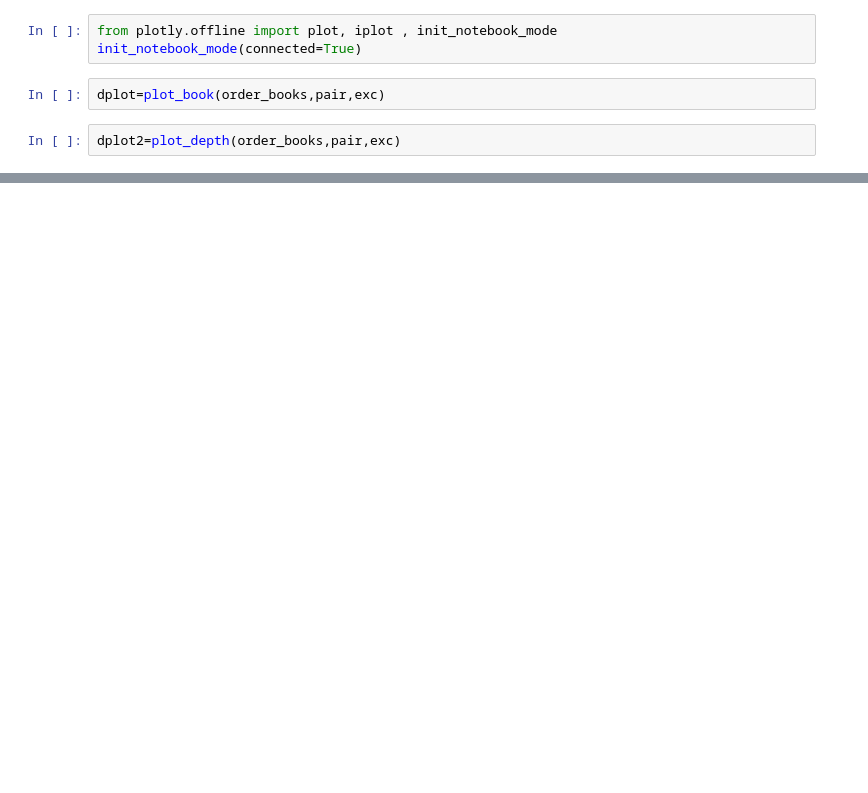
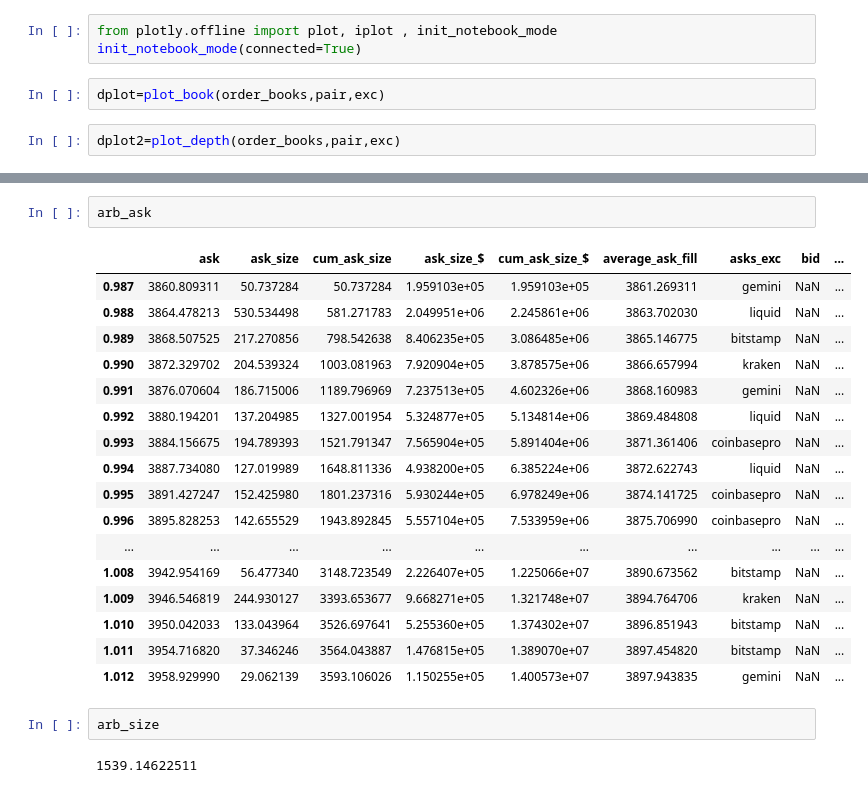
Before and after one commit to jelkhoury123/myapp, a Jupyter notebook: ccxt_order_book.ipynb, the cells around one changed output, grey strips where cells are left out. Drawn from its saved outputs; the diff is of its cells as text; blank space fills up the shorter version.

```diff
--- a/ccxt_order_book.ipynb
+++ b/ccxt_order_book.ipynb
@@ -271,0 +386,24 @@ kucoin=ccxt.kucoin2()
+# %%
+arb_ask
+# %% [output]
+|  | ask | ask_size | cum_ask_size | ask_size_$ | cum_ask_size_$ | average_ask_fill | asks_exc | bid | ... |
+| 0.987 | 3860.809311 | 50.737284 | 50.737284 | 1.959103e+05 | 1.959103e+05 | 3861.269311 | gemini | NaN | ... |
+| 0.988 | 3864.478213 | 530.534498 | 581.271783 | 2.049951e+06 | 2.245861e+06 | 3863.702030 | liquid | NaN | ... |
+| 0.989 | 3868.507525 | 217.270856 | 798.542638 | 8.406235e+05 | 3.086485e+06 | 3865.146775 | bitstamp | NaN | ... |
+| 0.990 | 3872.329702 | 204.539324 | 1003.081963 | 7.920904e+05 | 3.878575e+06 | 3866.657994 | kraken | NaN | ... |
+| 0.991 | 3876.070604 | 186.715006 | 1189.796969 | 7.237513e+05 | 4.602326e+06 | 3868.160983 | gemini | NaN | ... |
+| 0.992 | 3880.194201 | 137.204985 | 1327.001954 | 5.324877e+05 | 5.134814e+06 | 3869.484808 | liquid | NaN | ... |
+| 0.993 | 3884.156675 | 194.789393 | 1521.791347 | 7.565904e+05 | 5.891404e+06 | 3871.361406 | coinbasepro | NaN | ... |
+| 0.994 | 3887.734080 | 127.019989 | 1648.811336 | 4.938200e+05 | 6.385224e+06 | 3872.622743 | liquid | NaN | ... |
+| 0.995 | 3891.427247 | 152.425980 | 1801.237316 | 5.930244e+05 | 6.978249e+06 | 3874.141725 | coinbasepro | NaN | ... |
+| 0.996 | 3895.828253 | 142.655529 | 1943.892845 | 5.557104e+05 | 7.533959e+06 | 3875.706990 | coinbasepro | NaN | ... |
+| ... | ... | ... | ... | ... | ... | ... | ... | ... | ... |
+| 1.008 | 3942.954169 | 56.477340 | 3148.723549 | 2.226407e+05 | 1.225066e+07 | 3890.673562 | bitstamp | NaN | ... |
+| 1.009 | 3946.546819 | 244.930127 | 3393.653677 | 9.668271e+05 | 1.321748e+07 | 3894.764706 | kraken | NaN | ... |
+| 1.010 | 3950.042033 | 133.043964 | 3526.697641 | 5.255360e+05 | 1.374302e+07 | 3896.851943 | bitstamp | NaN | ... |
+| 1.011 | 3954.716820 | 37.346246 | 3564.043887 | 1.476815e+05 | 1.389070e+07 | 3897.454820 | bitstamp | NaN | ... |
+| 1.012 | 3958.929990 | 29.062139 | 3593.106026 | 1.150255e+05 | 1.400573e+07 | 3897.943835 | gemini | NaN | ... |
+# %%
+arb_size
+# %% [output]
+1539.14622511
```
Also changed, not shown: parts of 42 cells of this notebook, 2 other files.
